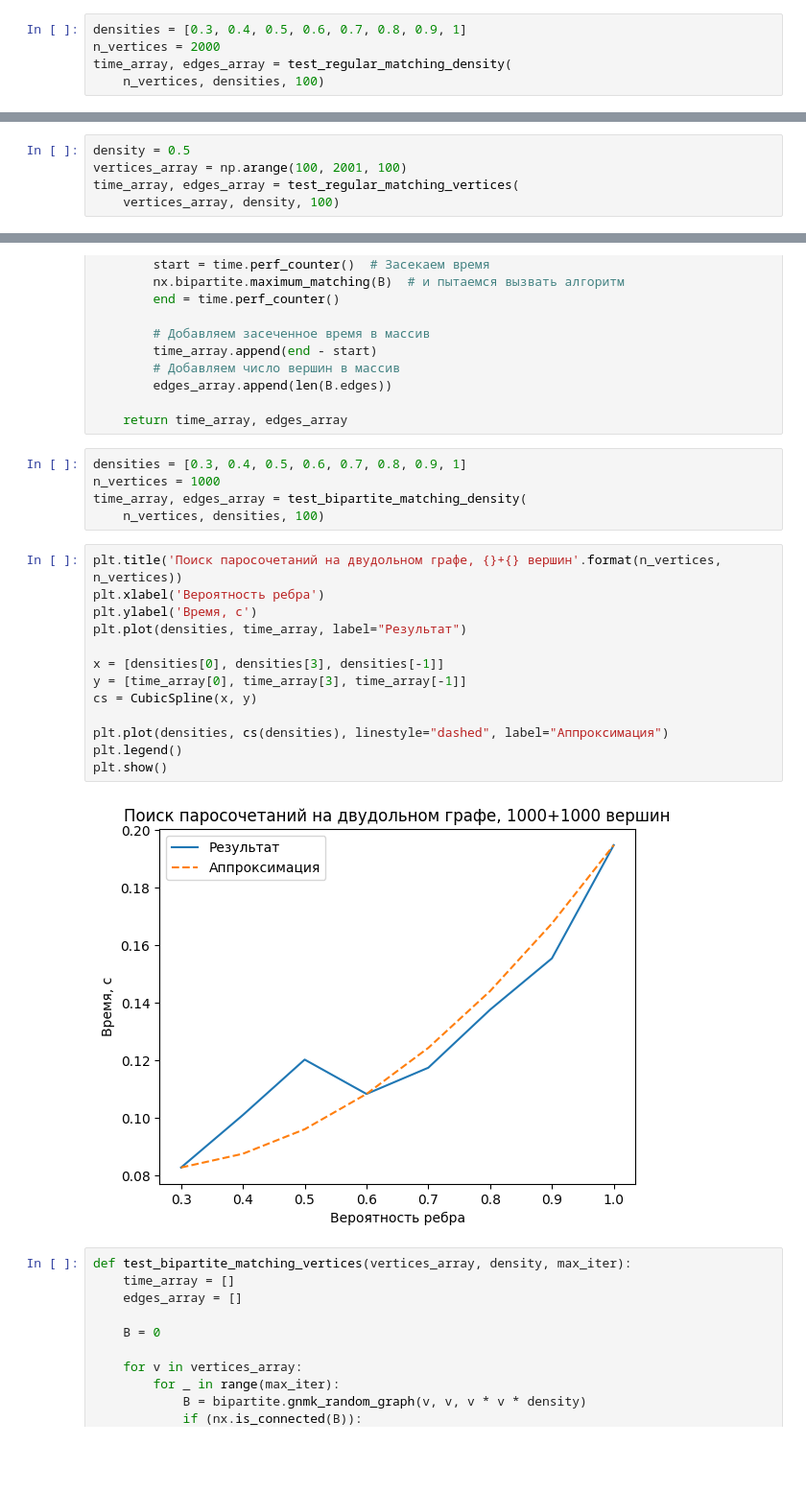
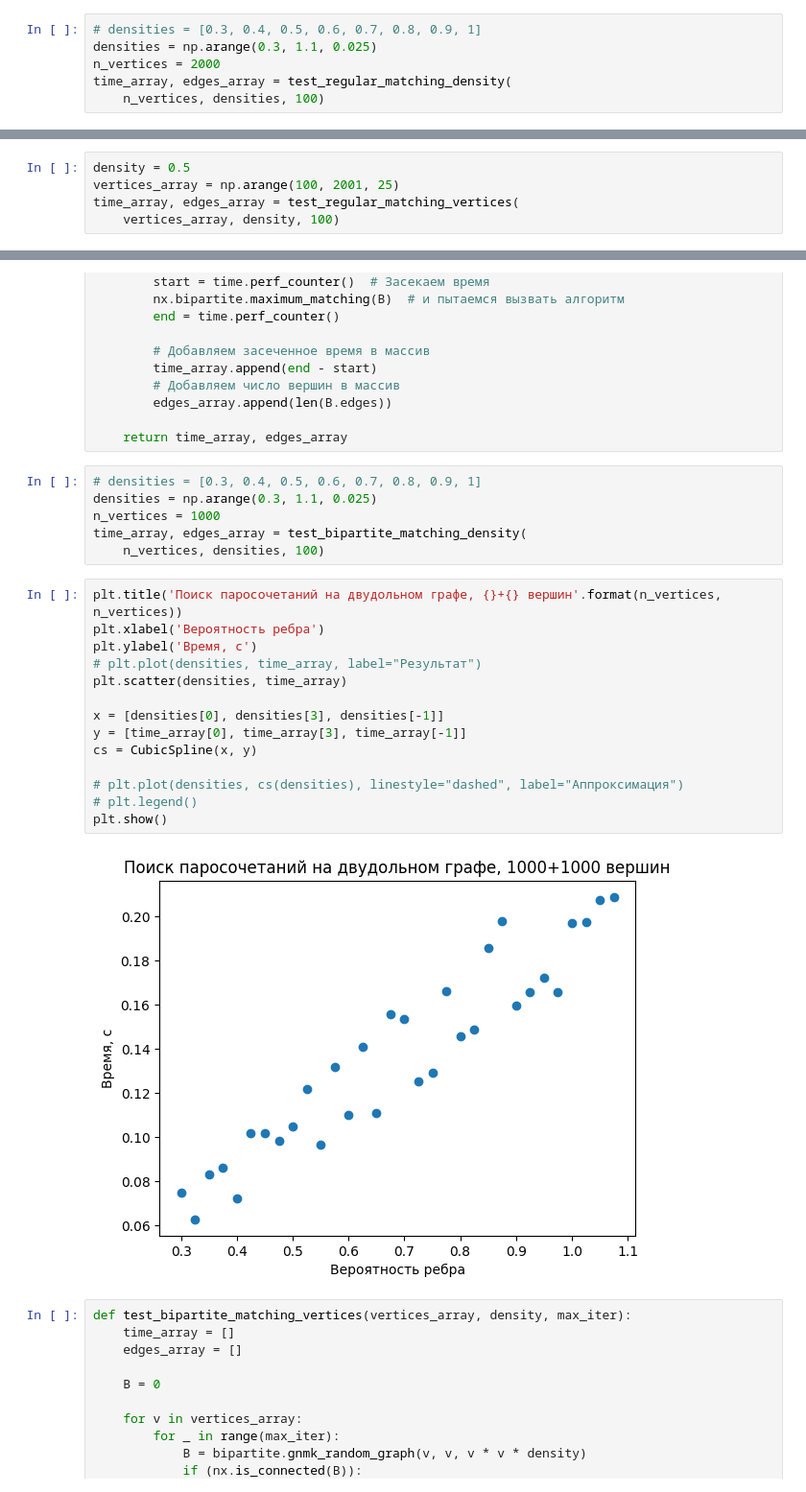
Before and after one commit to multifacs/graph-algorithms, a Jupyter notebook: graph-algorithms-final.ipynb, the cells around one changed output, grey strips where cells are left out. Shown at 96% size. Saved outputs shown, nothing was run; the diff lists cells and outputs as text; blank space fills up the shorter version.

```diff
--- a/graph-algorithms-final.ipynb
+++ b/graph-algorithms-final.ipynb
@@ -136,7 +136,8 @@ def test_regular_matching_density(n_vertices, density_array, max_iter):
 
     return time_array, edges_array
 # %%
-densities = [0.3, 0.4, 0.5, 0.6, 0.7, 0.8, 0.9, 1]
+# densities = [0.3, 0.4, 0.5, 0.6, 0.7, 0.8, 0.9, 1]
+densities = np.arange(0.3, 1.1, 0.025)
 n_vertices = 2000
 time_array, edges_array = test_regular_matching_density(
     n_vertices, densities, 100)
@@ -182,7 +184,7 @@ def test_regular_matching_vertices(vertices_array, density, max_iter):
     return time_array, edges_array
 # %%
 density = 0.5
-vertices_array = np.arange(100, 2001, 100)
+vertices_array = np.arange(100, 2001, 25)
 time_array, edges_array = test_regular_matching_vertices(
     vertices_array, density, 100)
 # %%
@@ -228,25 +231,27 @@ def test_bipartite_matching_density(n_vertices, density_array, max_iter):
 
     return time_array, edges_array
 # %%
-densities = [0.3, 0.4, 0.5, 0.6, 0.7, 0.8, 0.9, 1]
+# densities = [0.3, 0.4, 0.5, 0.6, 0.7, 0.8, 0.9, 1]
+densities = np.arange(0.3, 1.1, 0.025)
 n_vertices = 1000
 time_array, edges_array = test_bipartite_matching_density(
     n_vertices, densities, 100)
 # %%
 plt.title('Поиск паросочетаний на двудольном графе, {}+{} вершин'.format(n_vertices, n_vertices))
 plt.xlabel('Вероятность ребра')
 plt.ylabel('Время, с')
-plt.plot(densities, time_array, label="Результат")
+# plt.plot(densities, time_array, label="Результат")
+plt.scatter(densities, time_array)
 
 x = [densities[0], densities[3], densities[-1]]
 y = [time_array[0], time_array[3], time_array[-1]]
 cs = CubicSpline(x, y)
 
-plt.plot(densities, cs(densities), linestyle="dashed", label="Аппроксимация")
-plt.legend()
+# plt.plot(densities, cs(densities), linestyle="dashed", label="Аппроксимация")
+# plt.legend()
 plt.show()
 # %% [output]
-[figure, old version]
+[figure, new version]
 # %%
 def test_bipartite_matching_vertices(vertices_array, density, max_iter):
     time_array = []
```
Also changed, not shown: parts of 22 cells of this notebook.
